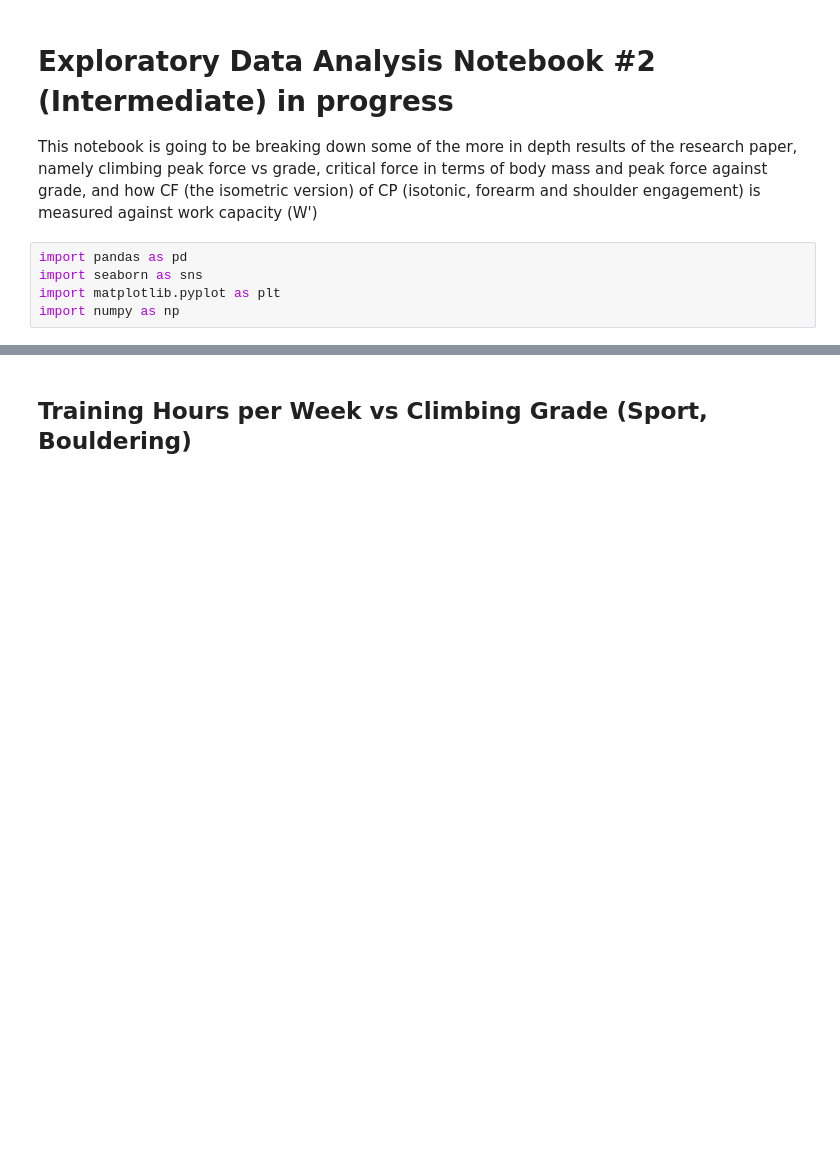
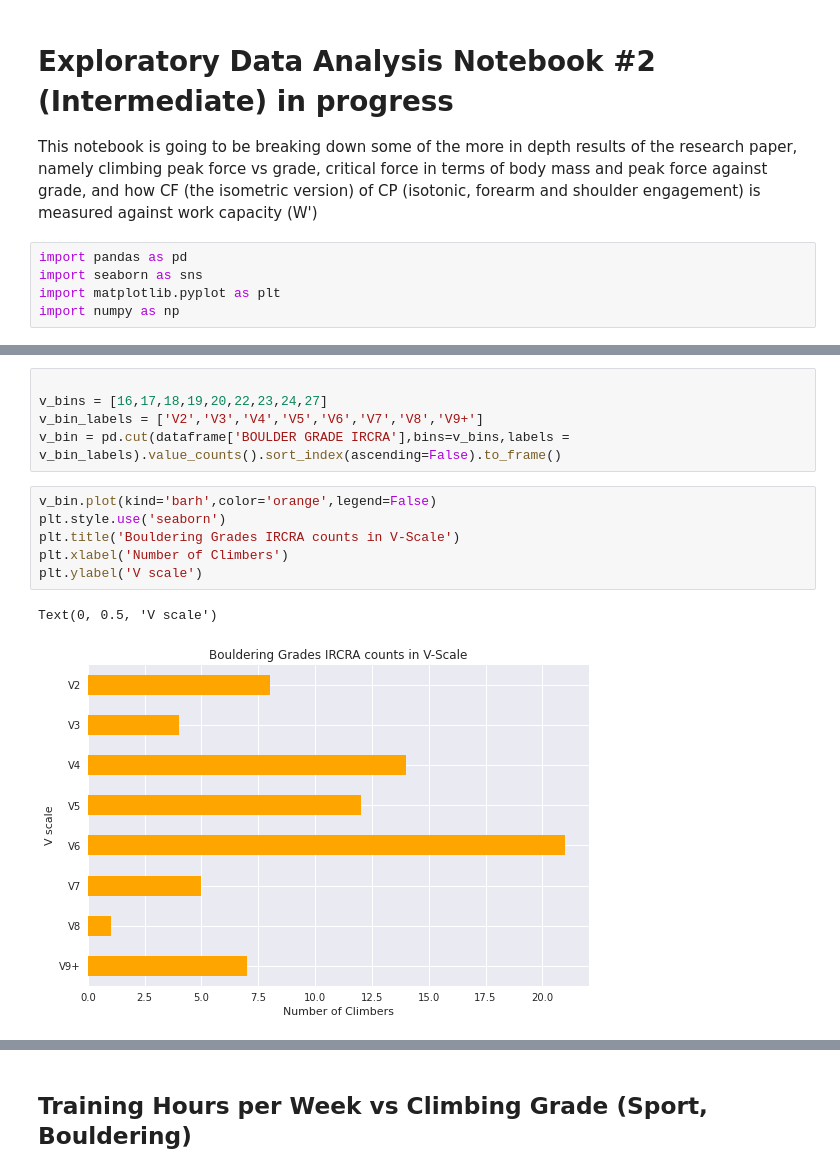
Before and after one commit to haokliao/Critical-Force-Visualization, a Jupyter notebook: EDA_002_notebook.ipynb, the cells around one changed output, grey strips where cells are left out. Drawn from its saved outputs; the diff is of its cells as text; blank space fills up the shorter version.

```diff
--- a/EDA_002_notebook.ipynb
+++ b/EDA_002_notebook.ipynb
@@ -15,0 +45,14 @@ print(dataframe.head())
+# %%
+
+v_bins = [16,17,18,19,20,22,23,24,27]
+v_bin_labels = ['V2','V3','V4','V5','V6','V7','V8','V9+']
+v_bin = pd.cut(dataframe['BOULDER GRADE IRCRA'],bins=v_bins,labels = v_bin_labels).value_counts().sort_index(ascending=False).to_frame()
+# %%
+v_bin.plot(kind='barh',color='orange',legend=False)
+plt.style.use('seaborn')
+plt.title('Bouldering Grades IRCRA counts in V-Scale')
+plt.xlabel('Number of Climbers')
+plt.ylabel('V scale')
+# %% [output]
+Text(0, 0.5, 'V scale')
+[figure, added]
```
Also changed, not shown: parts of 7 cells of this notebook, 1 other file.
